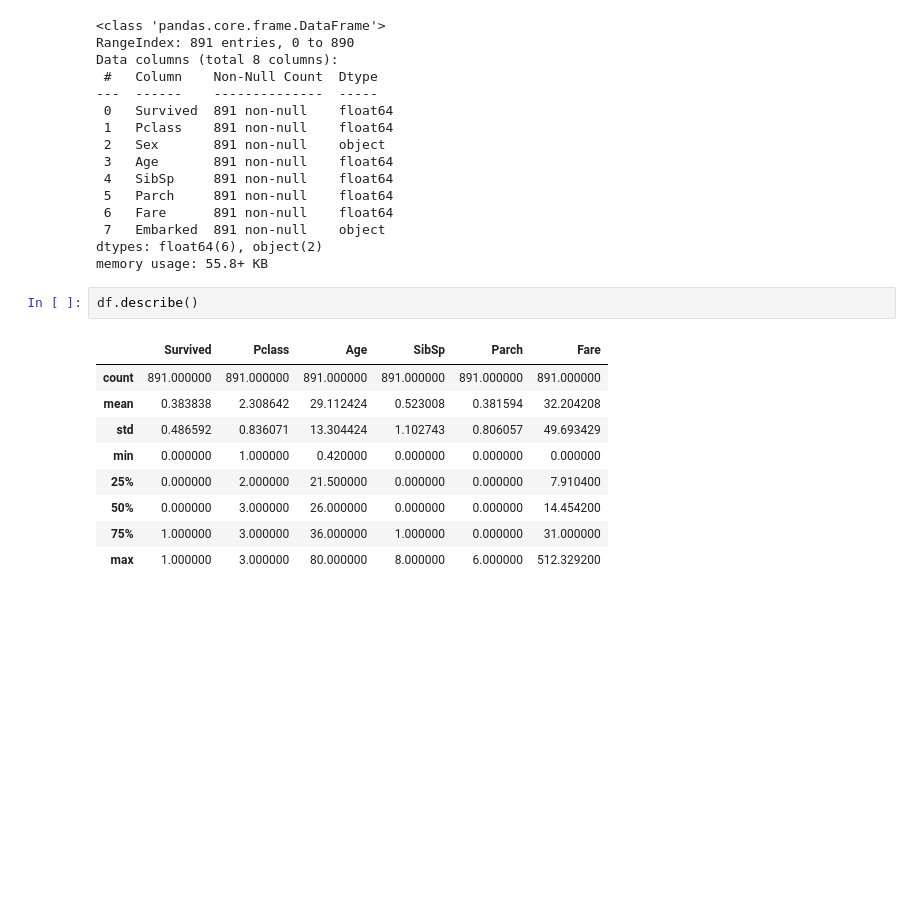
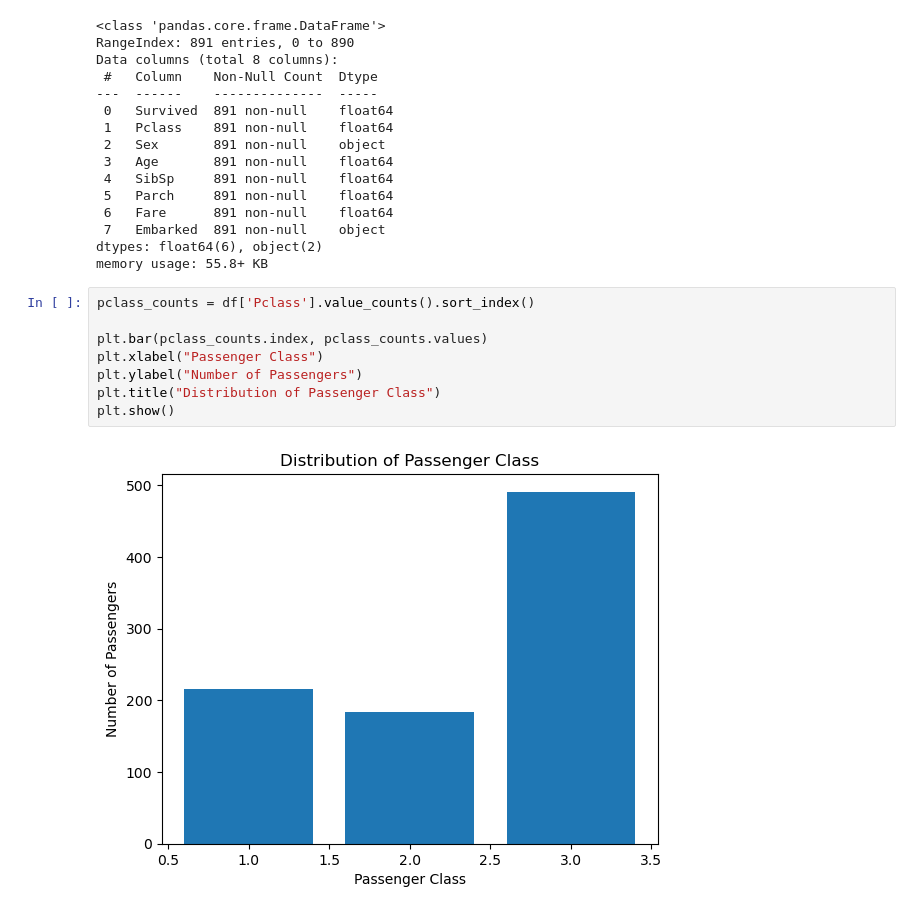
Before and after one commit to codedbyyprince/Titanic-Survival-ML-Model-Practice-, a Jupyter notebook: EDA.ipynb, the cells around one changed output. Drawn from its saved outputs; the diff is of its cells as text; blank space fills up the shorter version.

```diff
--- a/EDA.ipynb
+++ b/EDA.ipynb
@@ -22,15 +22,13 @@ Data columns (total 8 columns):
  7   Embarked  891 non-null    object
 dtypes: float64(6), object(2)
 memory usage: 55.8+ KB
-# %%
-df.describe()
-# %% [output]
-|  | Survived | Pclass | Age | SibSp | Parch | Fare |
-| count | 891.000000 | 891.000000 | 891.000000 | 891.000000 | 891.000000 | 891.000000 |
-| mean | 0.383838 | 2.308642 | 29.112424 | 0.523008 | 0.381594 | 32.204208 |
-| std | 0.486592 | 0.836071 | 13.304424 | 1.102743 | 0.806057 | 49.693429 |
-| min | 0.000000 | 1.000000 | 0.420000 | 0.000000 | 0.000000 | 0.000000 |
-| 25% | 0.000000 | 2.000000 | 21.500000 | 0.000000 | 0.000000 | 7.910400 |
-| 50% | 0.000000 | 3.000000 | 26.000000 | 0.000000 | 0.000000 | 14.454200 |
-| 75% | 1.000000 | 3.000000 | 36.000000 | 1.000000 | 0.000000 | 31.000000 |
-| max | 1.000000 | 3.000000 | 80.000000 | 8.000000 | 6.000000 | 512.329200 |
+# %%
+pclass_counts = df['Pclass'].value_counts().sort_index()
+
+plt.bar(pclass_counts.index, pclass_counts.values)
+plt.xlabel("Passenger Class")
+plt.ylabel("Number of Passengers")
+plt.title("Distribution of Passenger Class")
+plt.show()
+# %% [output]
+[figure, added]
```
Also changed, not shown: parts of 2 cells of this notebook.
